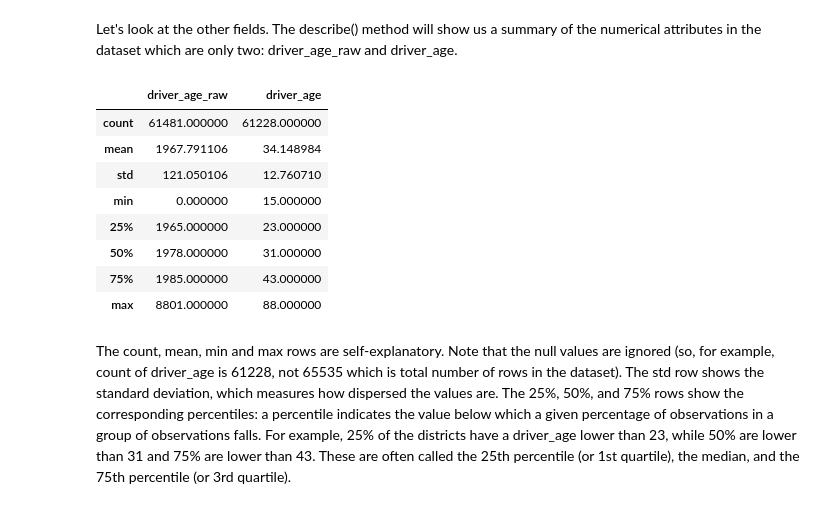
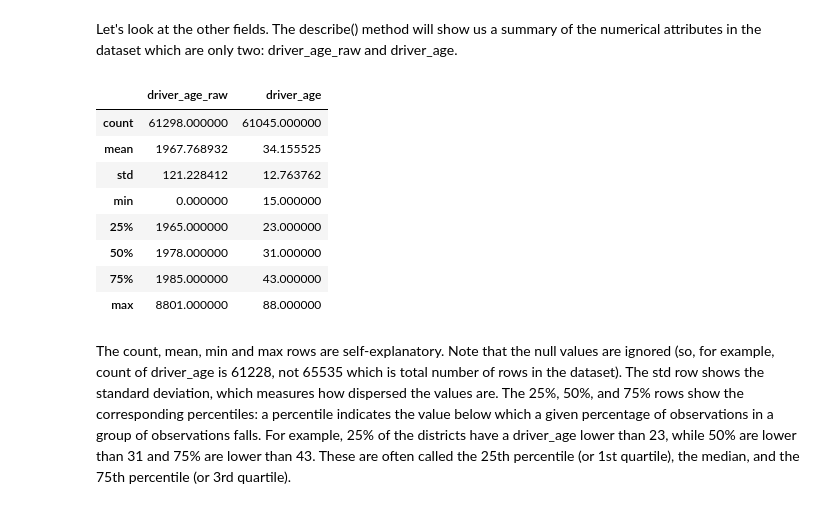
Before and after one commit to Eminent-thinker/policeData, a Jupyter notebook: policeData.ipynb, the cells around one changed output. Saved outputs shown, nothing was run; the diff lists cells and outputs as text; code cells hidden in the pictures.

```diff
--- a/policeData.ipynb
+++ b/policeData.ipynb
@@ -88,0 +193,2 @@ memory usage: 6.6+ MB
+# %%
+clean_data = clean_data.drop_duplicates()
@@ -91,2 +209,2 @@ memory usage: 6.6+ MB
 # %%
-df.stop_date = pd.to_datetime(df['stop_date'])
+clean_data.stop_date = pd.to_datetime(clean_data['stop_date'], errors = 'ignore')
@@ -113,4 +237,4 @@ memory usage: 6.6+ MB
 # %% [markdown]
 ### Since there was no value in the country_name attribute, I think dropping it won't be an issue so, let's drop the column.
 # %%
-df.drop('country_name', axis = 1, inplace = True)
+clean_data.drop('country_name', axis = 1, inplace = True,  errors = 'ignore')
@@ -447,2 +654,2 @@ for label in ax.containers:
 # %%
-df.stop_time = pd.to_datetime(df.stop_time, format = '%H:%M').dt.time
+clean_data.stop_time = pd.to_datetime(clean_data.stop_time, format = '%H:%M', errors = 'ignore').dt.time
@@ -480,12 +693,12 @@ sb.countplot(x = "driver_gender", color = color, data = df);
 # %% [markdown]
 Let's look at the other fields. The describe() method will show us a summary of the numerical attributes in the dataset which are only two: driver_age_raw and driver_age.
 # %%
-df.describe()
+clean_data.describe()
 # %% [output]
 |  | driver_age_raw | driver_age |
-| count | 61481.000000 | 61228.000000 |
-| mean | 1967.791106 | 34.148984 |
-| std | 121.050106 | 12.760710 |
+| count | 61298.000000 | 61045.000000 |
+| mean | 1967.768932 | 34.155525 |
+| std | 121.228412 | 12.763762 |
 | min | 0.000000 | 15.000000 |
 | 25% | 1965.000000 | 23.000000 |
 | 50% | 1978.000000 | 31.000000 |
```
Also changed, not shown: parts of 81 cells of this notebook.
